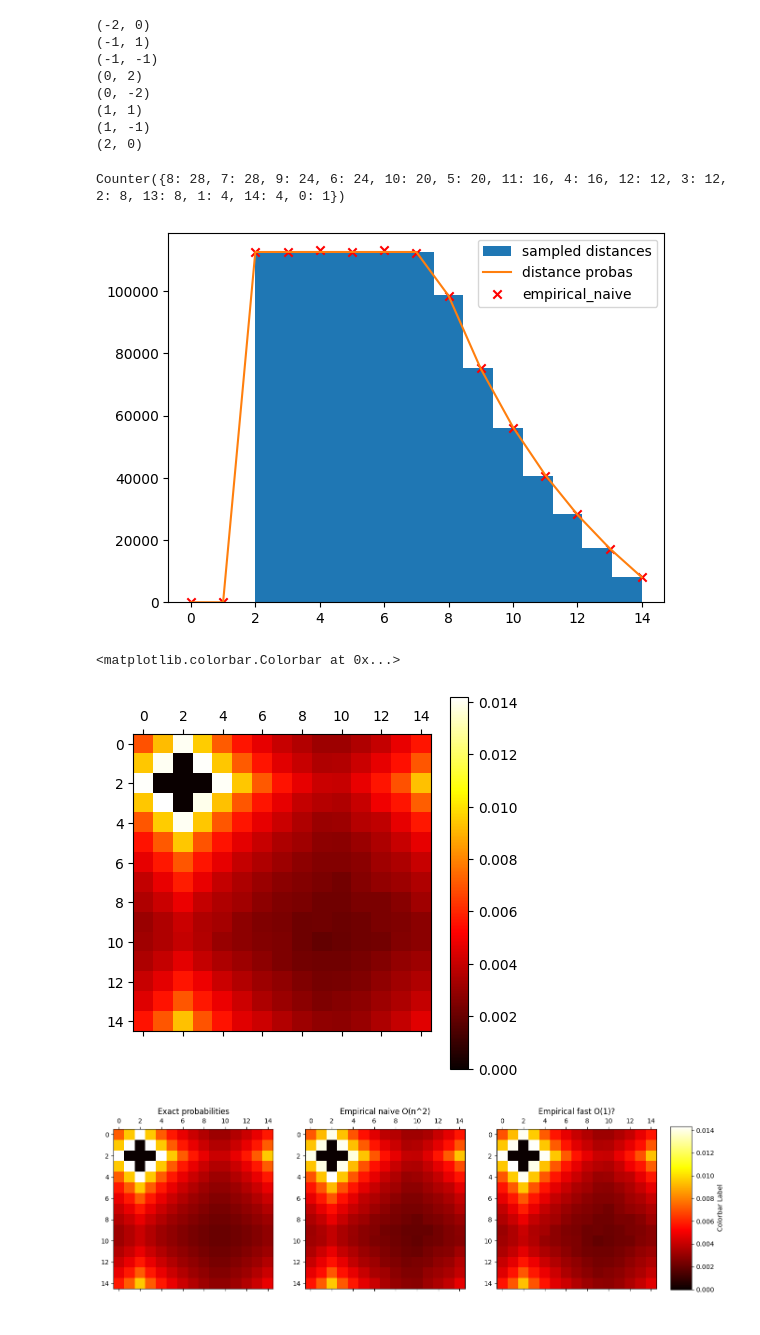
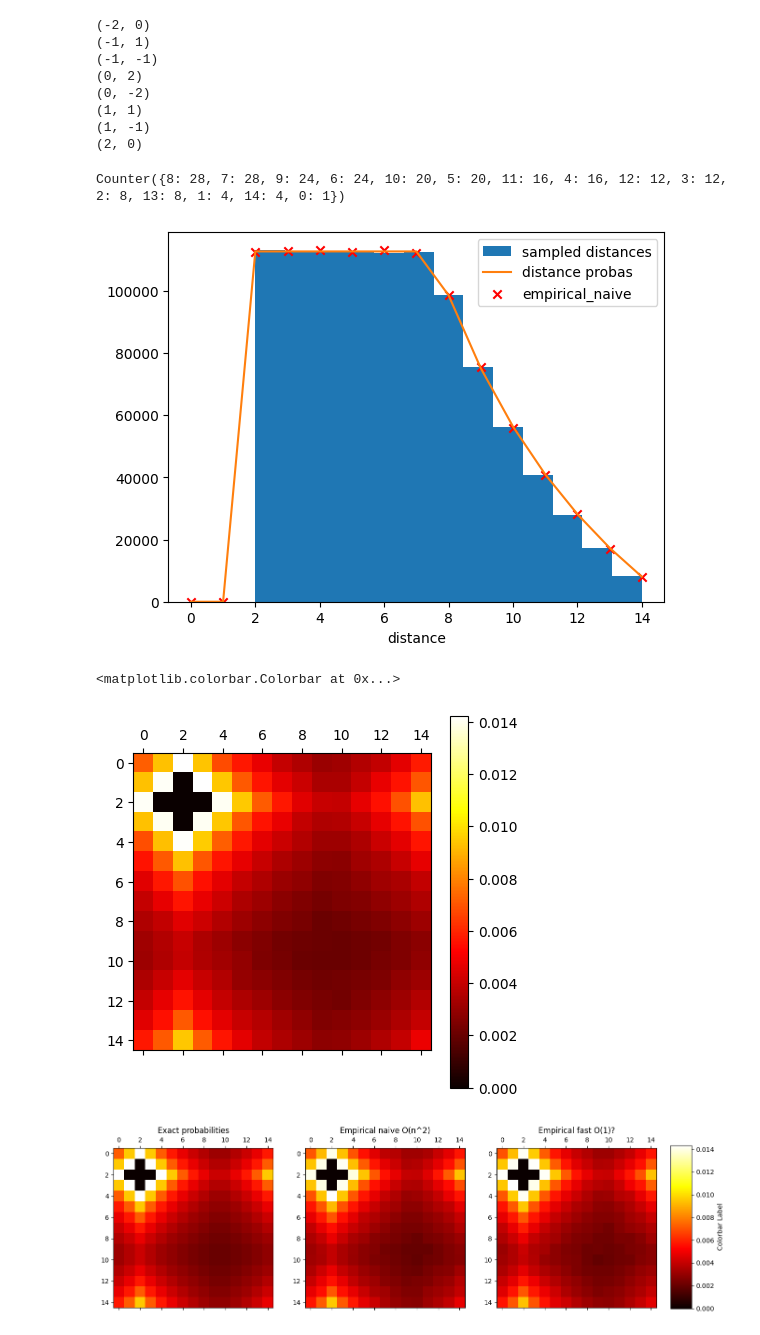
Before and after one commit to ricsi98/utvalasztas_verseny, a Jupyter notebook: smart_sampling.ipynb, the cells around one changed output. Saved outputs shown, nothing was run; the diff lists cells and outputs as text; code cells hidden in the pictures.

```diff
--- a/smart_sampling.ipynb
+++ b/smart_sampling.ipynb
@@ -193,34 +193,35 @@ for i in range(N):
 num_occurrences = Counter(distance_mtx.astype(int).flatten())
 print(num_occurrences)
 for k, v in num_occurrences.items():
     distance_probas[k] *= v
 distance_probas /= distance_probas.sum()
 
 distances = np.random.choice(np.arange(len(distance_probas)), size=N_SAMPLES, p=distance_probas)
 plt.hist(distances, bins=len(distance_probas)-2, label="sampled distances")
 plt.plot(distance_probas * N_SAMPLES, label="distance probas")
 plt.scatter(empirical_distances.keys(), np.array(list(empirical_distances.values())) * N_SAMPLES, c="red", marker="x", label="empirical_naive")
 plt.legend()
+plt.xlabel("distance")
 plt.show()
 
 # based on distance, we need to count how many different offsets with that distance we have
 # then sample uniformly from those offsets
 #deltas = [random.choice(possible_offsets(N, i)) for i in distances]
 deltas = [generate_offset(N, i, random.randint(0,num_of_distance(N,i)-1)) for i in distances]
 dx = np.array([d[0] for d in deltas])
 dy = np.array([d[1] for d in deltas])
 
 x = (X + dx) % N
 y = (Y + dy) % N
 empirical2 = np.zeros((N, N))
 for i in range(N_SAMPLES):
     empirical2[x[i], y[i]] += 1
 empirical2 /= empirical2.sum()
 plt.matshow(empirical2, cmap='hot')
 plt.colorbar()
 # %% [output]
 Counter({8: 28, 7: 28, 9: 24, 6: 24, 10: 20, 5: 20, 11: 16, 4: 16, 12: 12, 3: 12, 2: 8, 13: 8, 1: 4, 14: 4, 0: 1})
-[figure, old version]
+[figure, new version]
 <matplotlib.colorbar.Colorbar at 0x...>
 [figure]
 # %%
```
